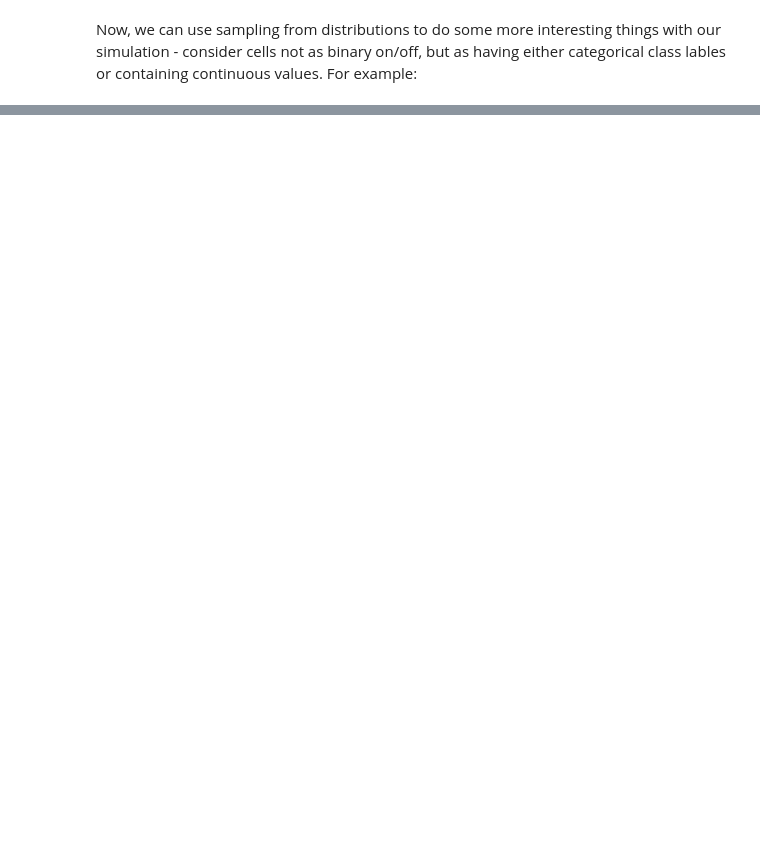
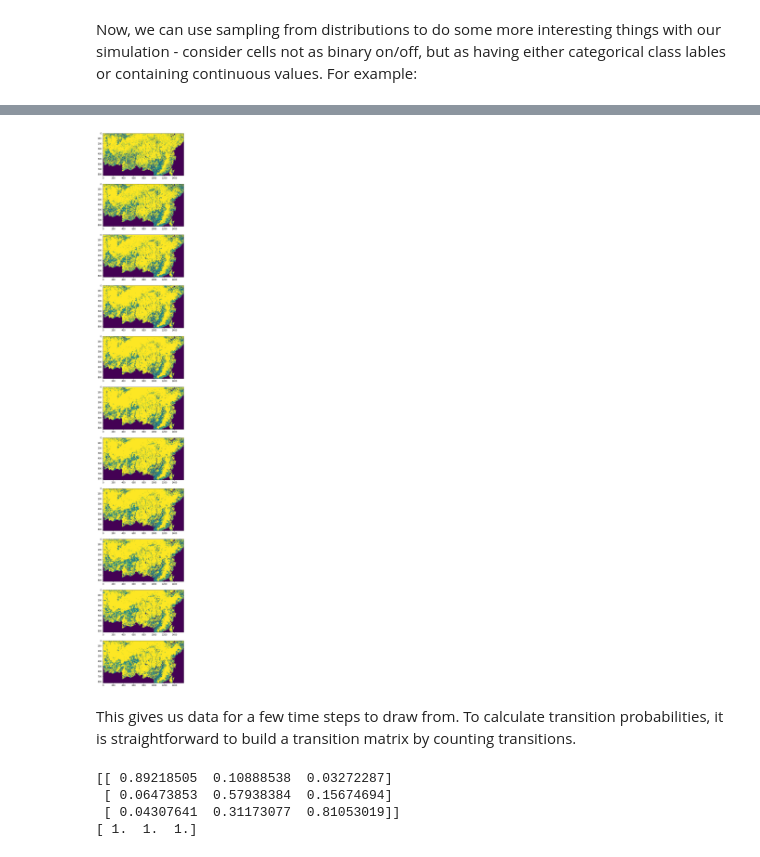
Before and after one commit to gmg444/GTECH733_2018, a Jupyter notebook: 04_landscape_simulation/Landscape Simulation.ipynb, the cells around one changed output, grey strips where cells are left out. Drawn from its saved outputs; the diff is of its cells as text; code cells hidden in the pictures; blank space fills up the shorter version.

```diff
--- a/04_landscape_simulation/Landscape Simulation.ipynb
+++ b/04_landscape_simulation/Landscape Simulation.ipynb
@@ -345,0 +362,66 @@ This gets us to the topic of sampling from distributions.  We can use Python's b
+# %%
+import numpy as np
+from osgeo import gdal
+plt.rcParams['figure.figsize'] = (12, 48)
+
+file_names = ["MCD12Q1.A2001001.h29v09.051.2012157222123.tif",
+    "MCD12Q1.A2002001.h29v09.051.2012157224844.tif",
+    "MCD12Q1.A2003001.h29v09.051.2012158160147.tif",
+    "MCD12Q1.A2004001.h29v09.051.2012158165120.tif",
+    "MCD12Q1.A2005001.h29v09.051.2012272202951.tif",
+    "MCD12Q1.A2006001.h29v09.051.2012272203650.tif",
+    "MCD12Q1.A2007001.h29v09.051.2012159190500.tif",
+    "MCD12Q1.A2008001.h29v09.051.2012158182917.tif",
+    "MCD12Q1.A2009001.h29v09.051.2012158204624.tif",
+    "MCD12Q1.A2010001.h29v09.051.2012158212343.tif",
+    "MCD12Q1.A2011001.h29v09.051.2012264183343.tif"]
+
+def get_file_data(file_name):
+    ds = gdal.Open(file_name)
+    arr = np.array(ds.GetRasterBand(1).ReadAsArray())
+    arr[np.isin(arr, [0, 11, 13, 15, 16, 254, 255])] = 0
+    arr[np.isin(arr, [1, 2, 3, 4, 5])] = 2
+    arr[np.isin(arr, [6, 7, 8, 9, 10, 12, 14])] = 1
+    return arr
+
+# Let's look at the data and see what we have
+fig = plt.figure()
+data = []
+for i in range(len(file_names)):
+    d = get_file_data(file_names[i])
+    data.append(d)
+    p = fig.add_subplot(11,1,i+1)
+    p.imshow(d)
+plt.show()
+# %% [output]
+[figure, added]
+# %% [markdown]
+This gives us data for a few time steps to draw from.  To calculate transition probabilities, it is straightforward to build a transition matrix by counting transitions.
+# %%
+num_types = 3
+
+t0 = data[0]  # 2001
+t1 = data[5]  # 2006
+t2 = data[10]  # 2011
+
+# Get the transition counts
+trans_c = np.zeros((num_types, num_types))
+for r in range(num_types):
+    for c in range(num_types):
+        trans_c[r, c] += (t1[t0==r] == c).sum()
+
+# Convert to transition probabilities
+trans_p = np.zeros((num_types, num_types))
+for c in range(num_types):
+    column_total = trans_c[:, c].sum()
+    for r in range(num_types):
+        trans_p[r, c] += trans_c[r, c] / column_total
+
+# Sanity check to make sure the columns add up to 1
+print(trans_p)
+print(trans_p.sum(axis=0))
+# %% [output]
+[[ 0.89218505  0.10888538  0.03272287]
+ [ 0.06473853  0.57938384  0.15674694]
+ [ 0.04307641  0.31173077  0.81053019]]
+[ 1.  1.  1.]
```
Also changed, not shown: parts of 20 cells of this notebook.
